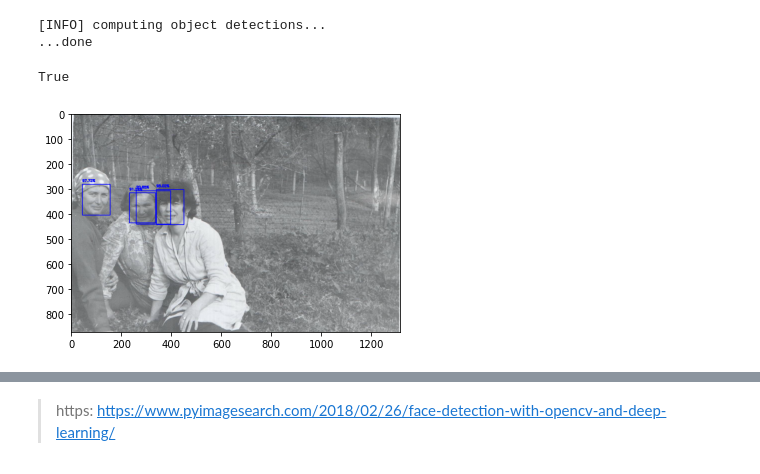
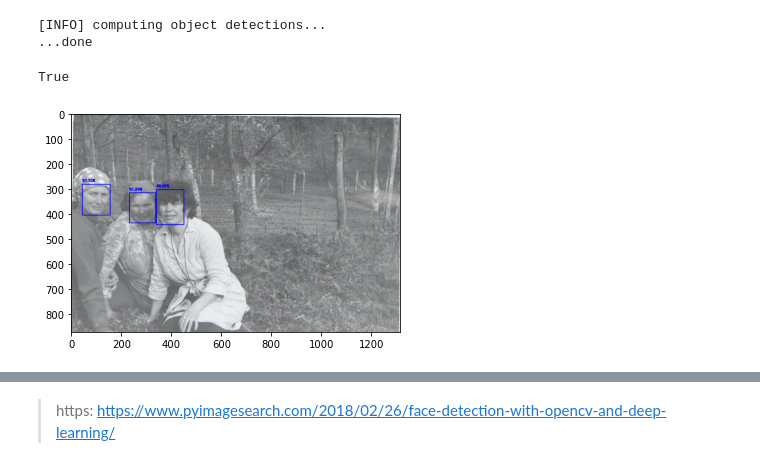
Before and after one commit to simsisim/sims-pyimage, a Jupyter notebook: _notebooks/2020-12-22-Day1_Face_Detection_OpenCV.ipynb, the cells around one changed output, grey strips where cells are left out. Saved outputs shown, nothing was run; the diff lists cells and outputs as text; code cells hidden in the pictures.

```diff
--- a/_notebooks/2020-12-22-Day1_Face_Detection_OpenCV.ipynb
+++ b/_notebooks/2020-12-22-Day1_Face_Detection_OpenCV.ipynb
@@ -31,7 +31,7 @@ ap.add_argument("-p", "--prototxt", default = "models/deploy.prototxt.txt",
     help="path to Caffe 'deploy' prototxt file")
 ap.add_argument("-m", "--model", default = "models/res10_300x300_ssd_iter_140000.caffemodel",#required=True,
     help="path to Caffe pre-trained model")
-ap.add_argument("-c", "--confidence", type=float, default=0.20,
+ap.add_argument("-c", "--confidence", type=float, default=0.90,
     help="minimum probability to filter weak detections")
 args = vars(ap.parse_args([])) #for *.py use args = vars(ap.parse_args())
 # %%
@@ -63,31 +63,31 @@ print("...done")
 # %%
 # loop over the detections
 for i in range(0, detections.shape[2]):
     # extract the confidence (i.e., probability) associated with the
     # prediction
     confidence = detections[0, 0, i, 2]
 
     # filter out weak detections by ensuring the `confidence` is
     # greater than the minimum confidence
     if confidence > args["confidence"]:
         # compute the (x, y)-coordinates of the bounding box for the
         # object
         box = detections[0, 0, i, 3:7] * np.array([w, h, w, h])
         (startX, startY, endX, endY) = box.astype("int")
 
         # draw the bounding box of the face along with the associated
         # probability
         text = "{:.2f}%".format(confidence * 100)
         y = startY - 10 if startY - 10 > 10 else startY + 10
         cv2.rectangle(image, (startX, startY), (endX, endY),
             (0, 0, 255), 2)
         cv2.putText(image, text, (startX, y),
             cv2.FONT_HERSHEY_SIMPLEX, 0.45, (0, 0, 255), 2)
 
 # show the output image
 plt.imshow(image)
-cv2.imwrite("images/face_detection05_delme.jpg", image)
+cv2.imwrite("images/face_detection05_t09.jpg", image)
 #cv2.waitKey(0)
 # %% [output]
 True
-[figure, old version]
+[figure, new version]
```
Also changed, not shown: parts of 1 cell of this notebook.
